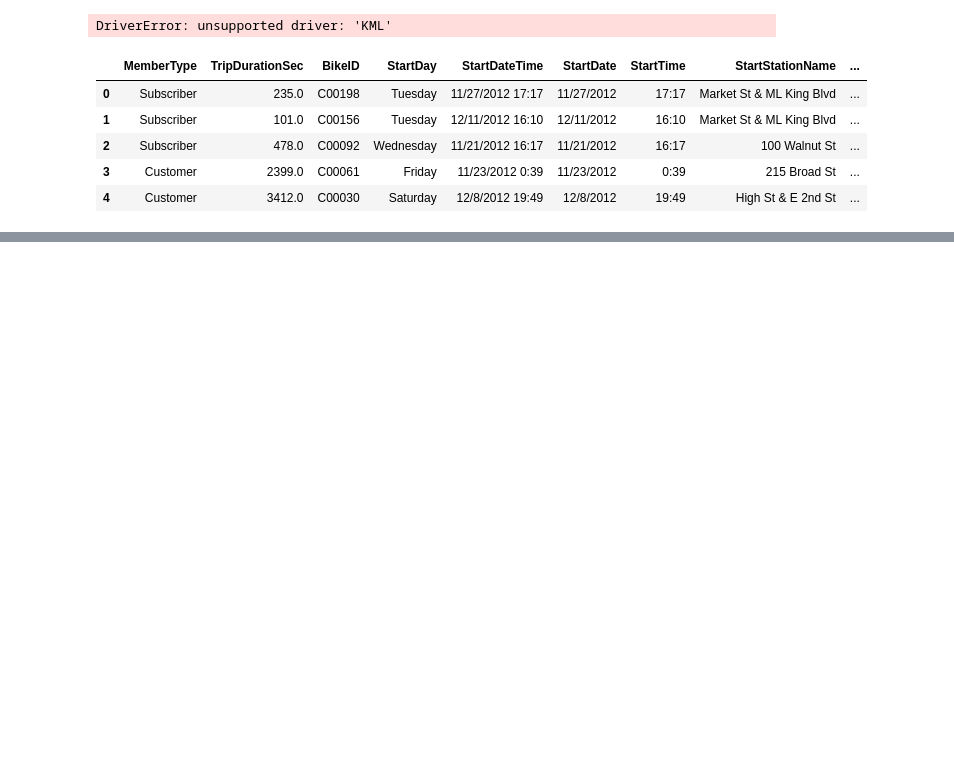
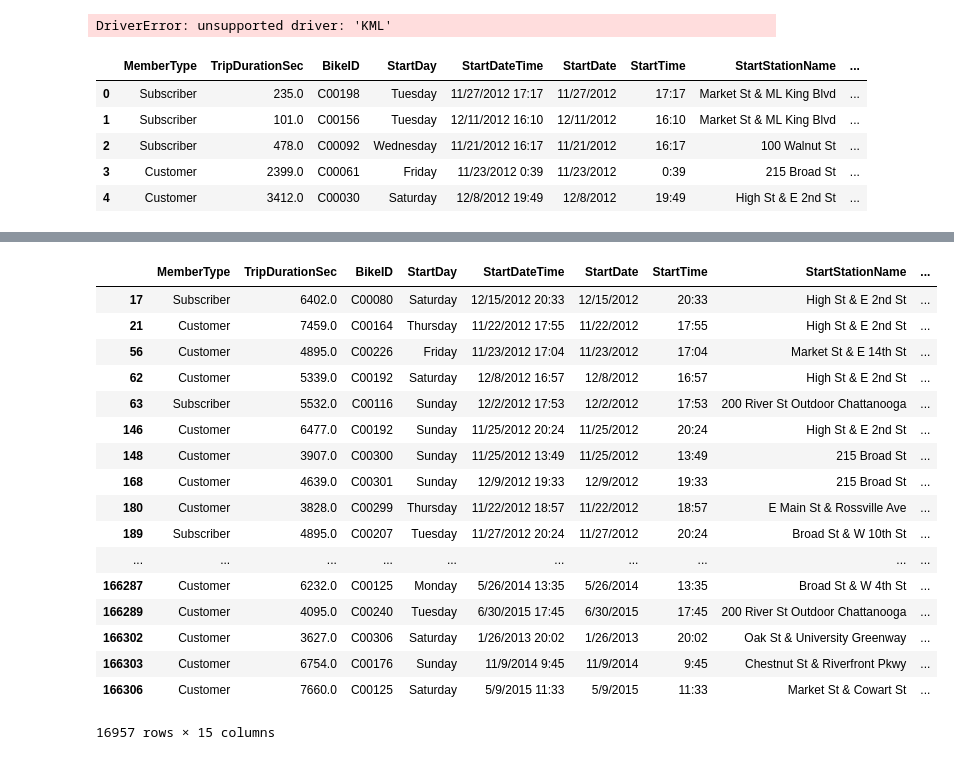
Before and after one commit to kboerger4/ce599-s17, a Jupyter notebook: FINAL REPORT 2/Final Report-checkpoint-checkpoint.ipynb, the cells around one changed output, grey strips where cells are left out. Saved outputs shown, nothing was run; the diff lists cells and outputs as text; code cells hidden in the pictures; blank space fills up the shorter version.

```diff
--- a/FINAL REPORT 2/Final Report-checkpoint-checkpoint.ipynb
+++ b/FINAL REPORT 2/Final Report-checkpoint-checkpoint.ipynb
@@ -27,0 +73,22 @@ data.head()
+# %%
+time = data[(data['TripDurationSec']>3600)]
+time
+# %% [output]
+|  | MemberType | TripDurationSec | BikeID | StartDay | StartDateTime | StartDate | StartTime | StartStationName | ... |
+| 17 | Subscriber | 6402.0 | C00080 | Saturday | 12/15/2012 20:33 | 12/15/2012 | 20:33 | High St & E 2nd St | ... |
+| 21 | Customer | 7459.0 | C00164 | Thursday | 11/22/2012 17:55 | 11/22/2012 | 17:55 | High St & E 2nd St | ... |
+| 56 | Customer | 4895.0 | C00226 | Friday | 11/23/2012 17:04 | 11/23/2012 | 17:04 | Market St & E 14th St | ... |
+| 62 | Customer | 5339.0 | C00192 | Saturday | 12/8/2012 16:57 | 12/8/2012 | 16:57 | High St & E 2nd St | ... |
+| 63 | Subscriber | 5532.0 | C00116 | Sunday | 12/2/2012 17:53 | 12/2/2012 | 17:53 | 200 River St Outdoor Chattanooga | ... |
+| 146 | Customer | 6477.0 | C00192 | Sunday | 11/25/2012 20:24 | 11/25/2012 | 20:24 | High St & E 2nd St | ... |
+| 148 | Customer | 3907.0 | C00300 | Sunday | 11/25/2012 13:49 | 11/25/2012 | 13:49 | 215 Broad St | ... |
+| 168 | Customer | 4639.0 | C00301 | Sunday | 12/9/2012 19:33 | 12/9/2012 | 19:33 | 215 Broad St | ... |
+| 180 | Customer | 3828.0 | C00299 | Thursday | 11/22/2012 18:57 | 11/22/2012 | 18:57 | E Main St & Rossville Ave | ... |
+| 189 | Subscriber | 4895.0 | C00207 | Tuesday | 11/27/2012 20:24 | 11/27/2012 | 20:24 | Broad St & W 10th St | ... |
+| ... | ... | ... | ... | ... | ... | ... | ... | ... | ... |
+| 166287 | Customer | 6232.0 | C00125 | Monday | 5/26/2014 13:35 | 5/26/2014 | 13:35 | Broad St & W 4th St | ... |
+| 166289 | Customer | 4095.0 | C00240 | Tuesday | 6/30/2015 17:45 | 6/30/2015 | 17:45 | 200 River St Outdoor Chattanooga | ... |
+| 166302 | Customer | 3627.0 | C00306 | Saturday | 1/26/2013 20:02 | 1/26/2013 | 20:02 | Oak St & University Greenway | ... |
+| 166303 | Customer | 6754.0 | C00176 | Sunday | 11/9/2014 9:45 | 11/9/2014 | 9:45 | Chestnut St & Riverfront Pkwy | ... |
+| 166306 | Customer | 7660.0 | C00125 | Saturday | 5/9/2015 11:33 | 5/9/2015 | 11:33 | Market St & Cowart St | ... |
+16957 rows × 15 columns
```
Also changed, not shown: parts of 16 cells of this notebook.
